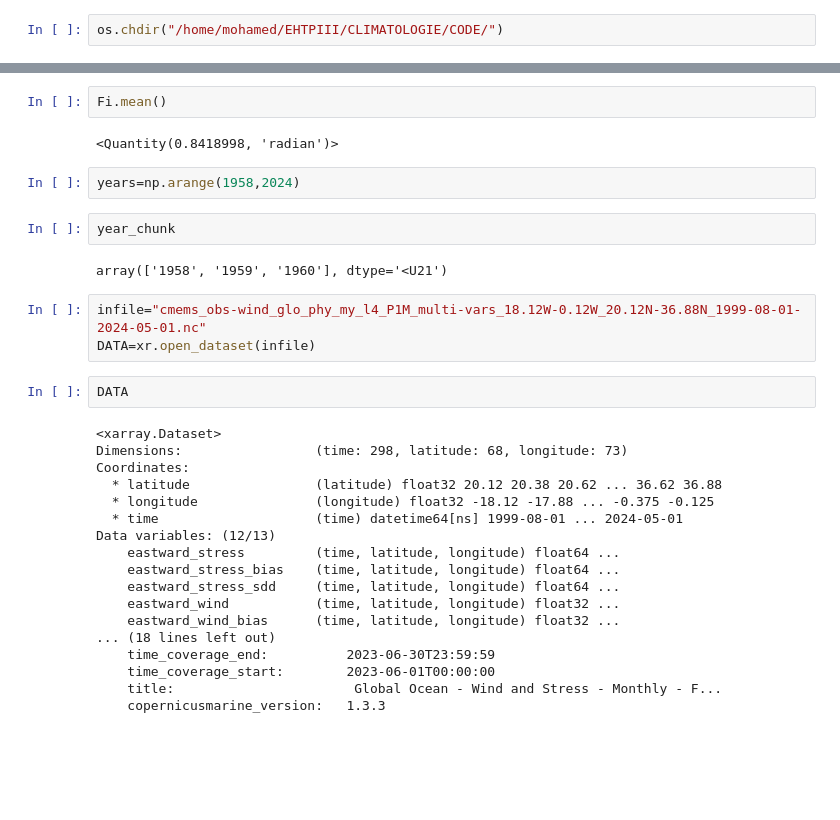
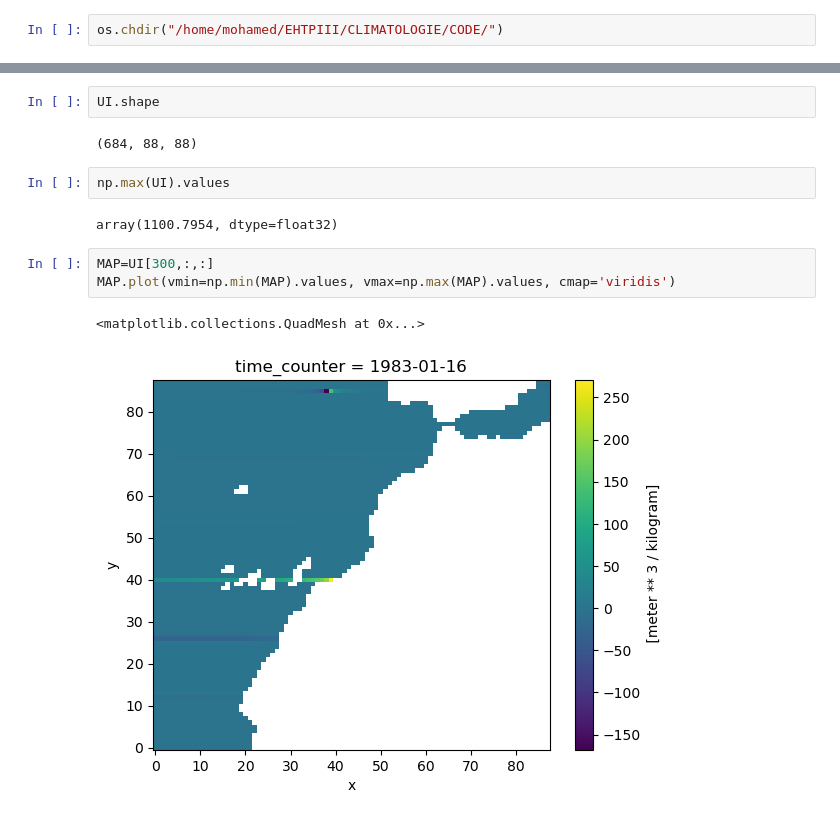
Before and after one commit to Mohamed-01-git/CLIMATOLOGY, a Jupyter notebook: UIC.ipynb, the cells around one changed output, grey strips where cells are left out. Drawn from its saved outputs; the diff is of its cells as text; blank space fills up the shorter version.

```diff
--- a/UIC.ipynb
+++ b/UIC.ipynb
@@ -41,33 +114,14 @@ UI=-(np.sin(fi-np.pi/2)*Qx+np.cos(fi-np.pi/2)*Qy)
-# %%
-Fi.mean()
-# %% [output]
-<Quantity(0.8418998, 'radian')>
-# %%
-years=np.arange(1958,2024)
-# %%
-year_chunk
-# %% [output]
-array(['1958', '1959', '1960'], dtype='<U21')
-# %%
-infile="cmems_obs-wind_glo_phy_my_l4_P1M_multi-vars_18.12W-0.12W_20.12N-36.88N_1999-08-01-2024-05-01.nc"
-DATA=xr.open_dataset(infile)
-# %%
-DATA
-# %% [output]
-<xarray.Dataset>
-Dimensions:                 (time: 298, latitude: 68, longitude: 73)
-Coordinates:
-  * latitude                (latitude) float32 20.12 20.38 20.62 ... 36.62 36.88
-  * longitude               (longitude) float32 -18.12 -17.88 ... -0.375 -0.125
-  * time                    (time) datetime64[ns] 1999-08-01 ... 2024-05-01
-Data variables: (12/13)
-    eastward_stress         (time, latitude, longitude) float64 ...
-    eastward_stress_bias    (time, latitude, longitude) float64 ...
-    eastward_stress_sdd     (time, latitude, longitude) float64 ...
-    eastward_wind           (time, latitude, longitude) float32 ...
-    eastward_wind_bias      (time, latitude, longitude) float32 ...
-... (18 lines left out)
-    time_coverage_end:          2023-06-30T23:59:59
-    time_coverage_start:        2023-06-01T00:00:00
-    title:                       Global Ocean - Wind and Stress - Monthly - F...
-    copernicusmarine_version:   1.3.3
+# %%
+UI.shape
+# %% [output]
+(684, 88, 88)
+# %%
+np.max(UI).values
+# %% [output]
+array(1100.7954, dtype=float32)
+# %%
+MAP=UI[300,:,:]
+MAP.plot(vmin=np.min(MAP).values, vmax=np.max(MAP).values, cmap='viridis')
+# %% [output]
+<matplotlib.collections.QuadMesh at 0x...>
+[figure, added]
```
Also changed, not shown: parts of 15 cells of this notebook.
